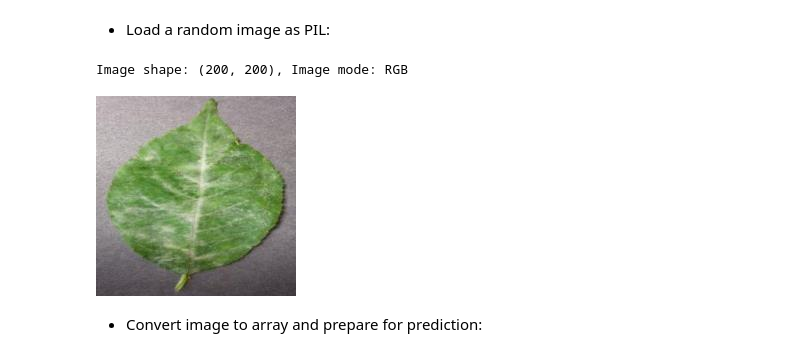
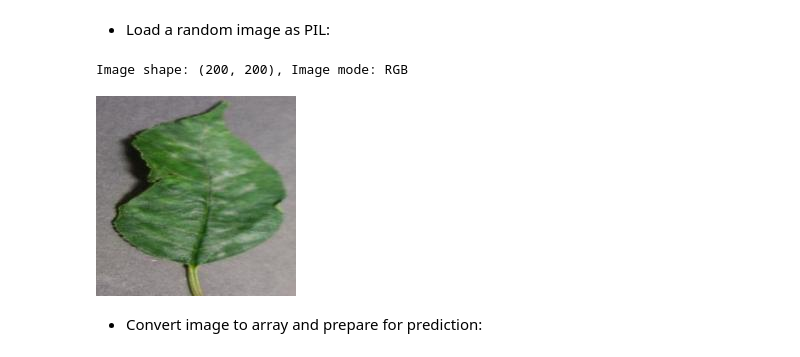
Before and after one commit to EMPZsolt/my-fifth-project, a Jupyter notebook: attachments/Modelling and Evaluating Softmax.ipynb, the cells around one changed output. Drawn from its saved outputs; the diff is of its cells as text; code cells hidden in the pictures.

```diff
--- a/attachments/Modelling and Evaluating Softmax.ipynb
+++ b/attachments/Modelling and Evaluating Softmax.ipynb
@@ -487,16 +485,16 @@ joblib.dump(value=evaluation ,
 # %%
 from tensorflow.keras.preprocessing import image
 
-pointer = 127
+pointer = 37
 label = labels[1] # select Healthy [0] or Infected [1]
 
 pil_image = image.load_img(test_path + '/'+ label + '/'+ os.listdir(test_path+'/'+ label)[pointer],
                           target_size=image_shape, color_mode='rgb')
 print(f'Image shape: {pil_image.size}, Image mode: {pil_image.mode}')
 pil_image
 # %% [output]
 Image shape: (200, 200), Image mode: RGB
-[figure, old version]
+[figure, new version]
 # %% [markdown]
 * Convert image to array and prepare for prediction:
 # %%
```
Also changed, not shown: parts of 17 cells of this notebook, 14 other files.
